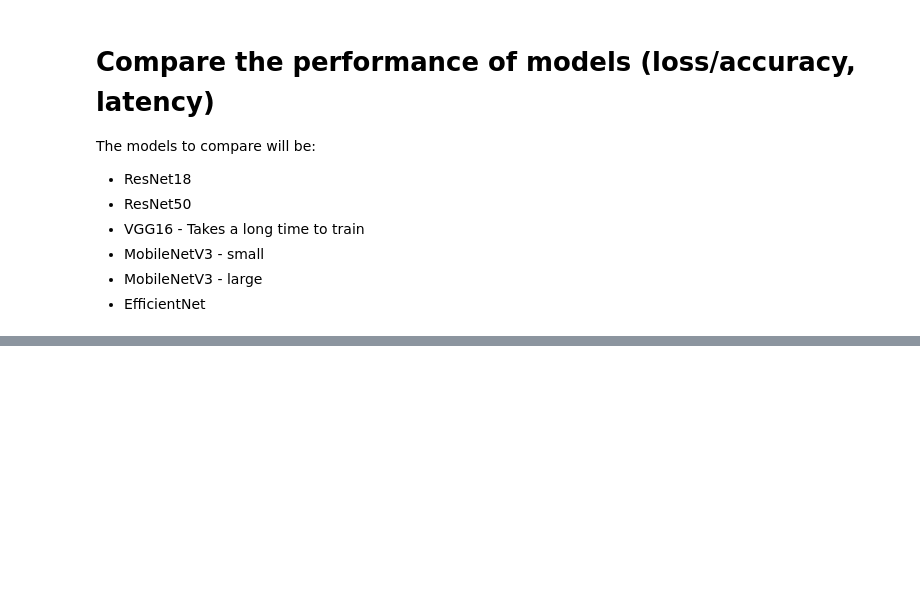
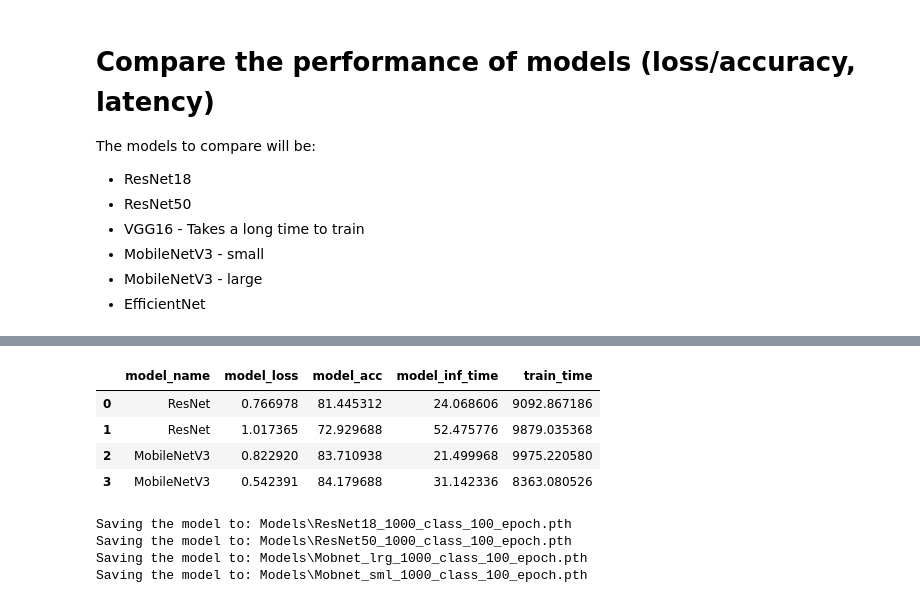
Before and after one commit to J-Mina/AQAUIS, a Jupyter notebook: Code/NAdam_100epc.ipynb, the cells around one changed output, grey strips where cells are left out. Cells and saved outputs as stored; diff of their text form; code cells hidden in the pictures; blank space fills up the shorter version.

```diff
--- a/Code/NAdam_100epc.ipynb
+++ b/Code/NAdam_100epc.ipynb
@@ -117,0 +203,77 @@ plot_confusion_matrix(mobnet_lrg, test_dl, device, class_names, "MobileNetV3 Lar
+# %%
+all_results = pd.DataFrame([
+    eval_resnet18_results,
+    eval_resnet50_results,
+    eval_mobnet_sml_results,
+    eval_mobnet_lrg_results,
+    #eval_effnetb0_results,
+    #eval_effnetb5_results
+    ])
+# %%
+all_results['train_time'] = pd.DataFrame([
+    train_time_resnet18,
+    train_time_resnet50,
+    train_time_mobnet_lrg,
+    train_time_mobnet_sml,
+    #train_time_effnetb0,
+    #train_time_effnetb5
+])
+# %%
+all_results
+# %% [output]
+|  | model_name | model_loss | model_acc | model_inf_time | train_time |
+| 0 | ResNet | 0.766978 | 81.445312 | 24.068606 | 9092.867186 |
+| 1 | ResNet | 1.017365 | 72.929688 | 52.475776 | 9879.035368 |
+| 2 | MobileNetV3 | 0.822920 | 83.710938 | 21.499968 | 9975.220580 |
+| 3 | MobileNetV3 | 0.542391 | 84.179688 | 31.142336 | 8363.080526 |
+# %%
+model_name_resnet18 = 'ResNet18_1000_class_100_epoch.pth'
+model_name_resnet50 = 'ResNet50_1000_class_100_epoch.pth'
+model_name_mobnet_lrg = 'Mobnet_lrg_1000_class_100_epoch.pth'
+model_name_mobnet_sml = 'Mobnet_sml_1000_class_100_epoch.pth'
+model_name_effnetb0 = 'EffNet_B0_1000_class_100_epoch.pth'
+model_name_effnetb5 = 'EffNet_B5_1000_class_100_epoch.pth'
+
+save_model(models_path, model_name_resnet18, resnet18)
+save_model(models_path, model_name_resnet50, resnet50)
+save_model(models_path, model_name_mobnet_lrg, mobnet_lrg)
+save_model(models_path, model_name_mobnet_sml, mobnet_sml)
+#save_model(models_path, model_name_effnetb0, effnetb0)
+#save_model(models_path, model_name_effnetb5, effnetb5)
+
+resnet18_all_results = [eval_resnet18_results, train_resnet18_results, train_time_resnet18]
+resnet50_all_results = [eval_resnet50_results, train_resnet50_results, train_time_resnet50]
+mobnet_lrg_all_results = [eval_mobnet_lrg_results, train_mobnet_lrg_results, train_time_mobnet_lrg]
+mobnet_sml_all_results = [eval_mobnet_sml_results, train_mobnet_sml_results, train_time_mobnet_sml]
+#effnetb0_all_results = [eval_effnetb0_results, train_effnetb0_results, train_time_effnetb0]
+#effnetb5_all_results = [eval_effnetb5_results, train_effnetb5_results, train_time_effnetb5]
+
+name_results_resnet18 = 'resnet18_results.npy'
+name_results_resnet50 = 'resnet50_results.npy'
+name_results_mobnet_lrg = 'mobnet_lrg_results.npy'
+name_results_mobnet_sml = 'mobnet_sml_results.npy'
+name_results_effnetb0 = 'effnetb0_results.npy'
+name_results_effnetb5 = 'effnetb5_results.npy'
+
+pth = saves / name_results_resnet18
+np.save(pth,resnet18_all_results)
+
+pth = saves / name_results_resnet50
+np.save(pth,resnet50_all_results)
+
+pth = saves / name_results_mobnet_lrg
+np.save(pth,mobnet_lrg_all_results )
+
+pth = saves / name_results_mobnet_sml
+np.save(pth,mobnet_sml_all_results)
+
+# pth = saves / name_results_effnetb0
+# np.save(pth,effnetb0_all_results )
+
+# pth = saves / name_results_effnetb5
+# np.save(pth,effnetb5_all_results )
+# %% [output]
+Saving the model to: Models\ResNet18_1000_class_100_epoch.pth
+Saving the model to: Models\ResNet50_1000_class_100_epoch.pth
+Saving the model to: Models\Mobnet_lrg_1000_class_100_epoch.pth
+Saving the model to: Models\Mobnet_sml_1000_class_100_epoch.pth
```
Also changed, not shown: parts of 12 cells of this notebook, 3 other files.
